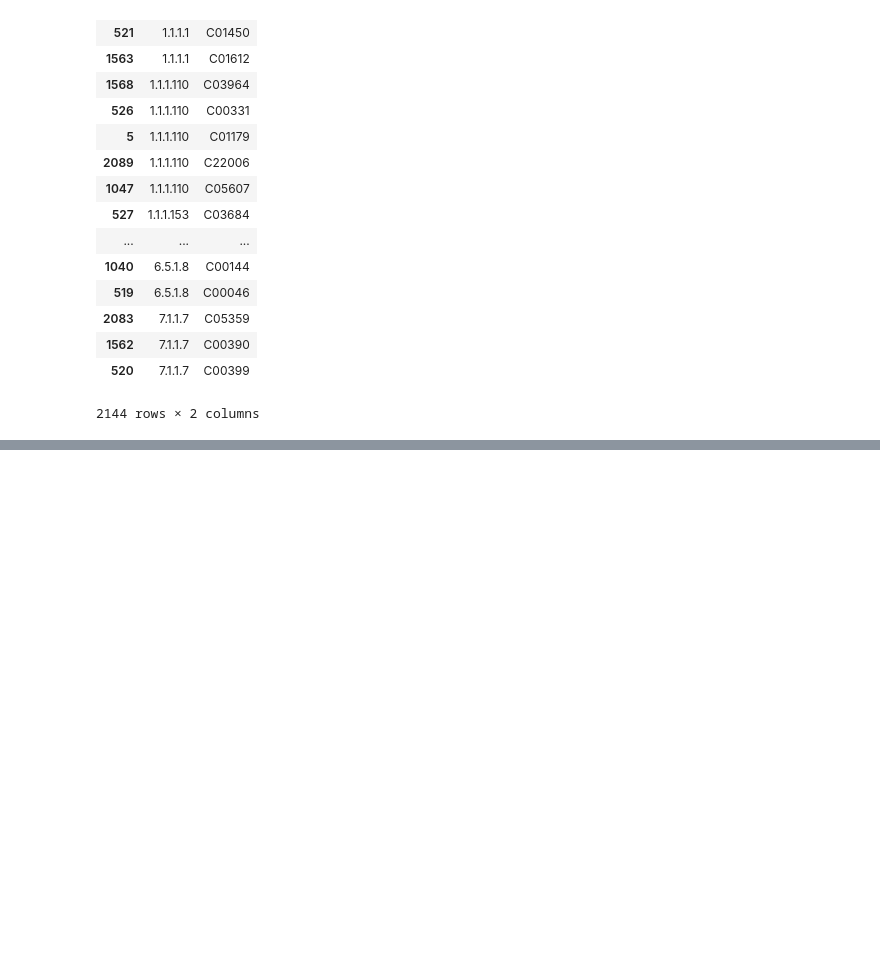
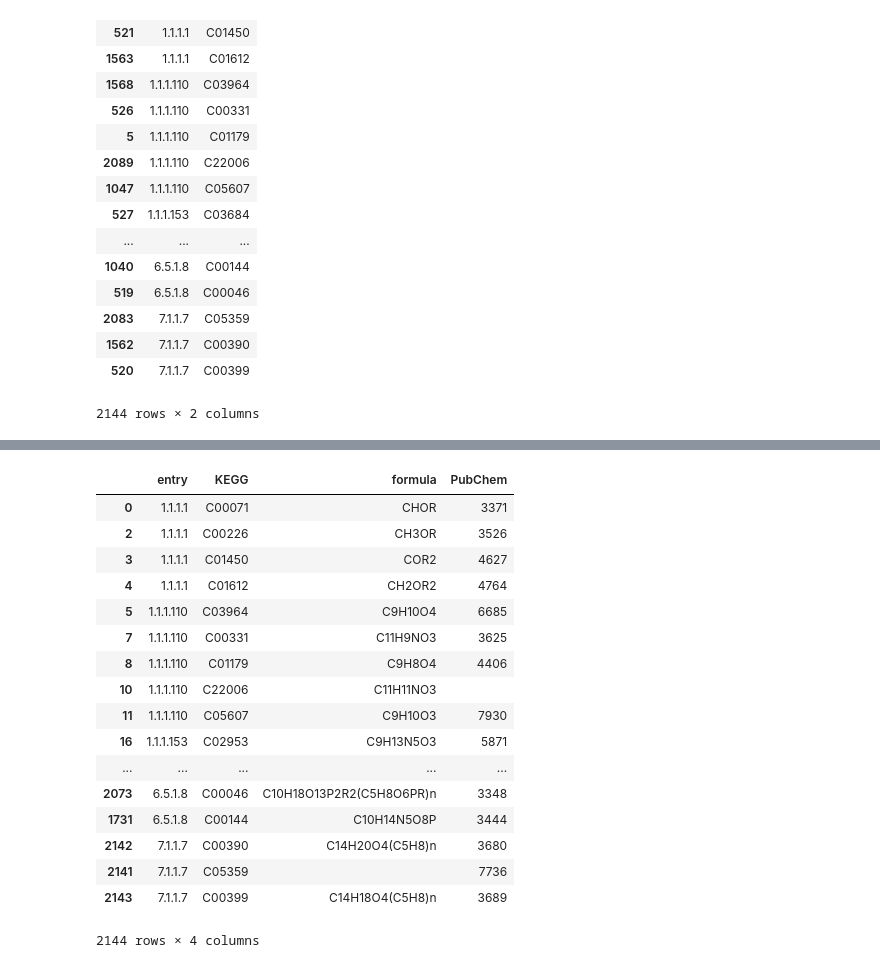
Before and after one commit to theicechol/metamoles, a Jupyter notebook: notebooks/KEGG_datacleaning.ipynb, the cells around one changed output, grey strips where cells are left out. Drawn from its saved outputs; the diff is of its cells as text; code cells hidden in the pictures; blank space fills up the shorter version.

```diff
--- a/notebooks/KEGG_datacleaning.ipynb
+++ b/notebooks/KEGG_datacleaning.ipynb
@@ -372,0 +398,21 @@ def extract_PubChem_id(field):
+# %%
+joint_enzyme_compound_df
+# %% [output]
+|  | entry | KEGG | formula | PubChem |
+| 0 | 1.1.1.1 | C00071 | CHOR | 3371 |
+| 2 | 1.1.1.1 | C00226 | CH3OR | 3526 |
+| 3 | 1.1.1.1 | C01450 | COR2 | 4627 |
+| 4 | 1.1.1.1 | C01612 | CH2OR2 | 4764 |
+| 5 | 1.1.1.110 | C03964 | C9H10O4 | 6685 |
+| 7 | 1.1.1.110 | C00331 | C11H9NO3 | 3625 |
+| 8 | 1.1.1.110 | C01179 | C9H8O4 | 4406 |
+| 10 | 1.1.1.110 | C22006 | C11H11NO3 |  |
+| 11 | 1.1.1.110 | C05607 | C9H10O3 | 7930 |
+| 16 | 1.1.1.153 | C02953 | C9H13N5O3 | 5871 |
+| ... | ... | ... | ... | ... |
+| 2073 | 6.5.1.8 | C00046 | C10H18O13P2R2(C5H8O6PR)n | 3348 |
+| 1731 | 6.5.1.8 | C00144 | C10H14N5O8P | 3444 |
+| 2142 | 7.1.1.7 | C00390 | C14H20O4(C5H8)n | 3680 |
+| 2141 | 7.1.1.7 | C05359 |  | 7736 |
+| 2143 | 7.1.1.7 | C00399 | C14H18O4(C5H8)n | 3689 |
+2144 rows × 4 columns
```
Also changed, not shown: parts of 5 cells of this notebook.
